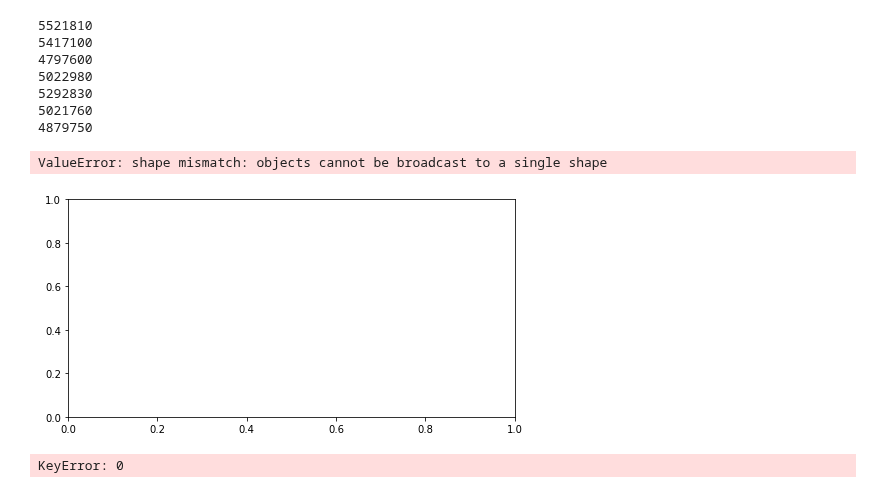
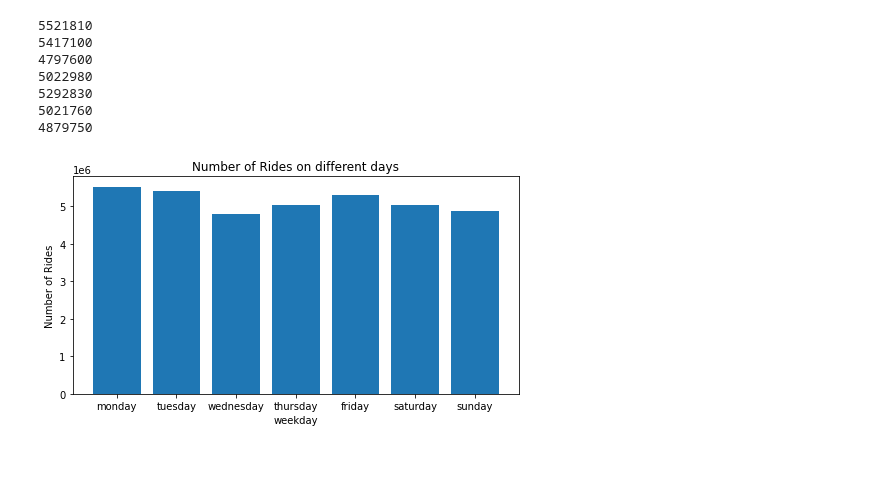
Before and after one commit to agruenb/PrescriptiveStruggle_BikeSharing, a Jupyter notebook: LeaWorkspace/lworkspace.ipynb, the cells around one changed output. Drawn from its saved outputs; the diff is of its cells as text; code cells hidden in the pictures; blank space fills up the shorter version.

```diff
--- a/LeaWorkspace/lworkspace.ipynb
+++ b/LeaWorkspace/lworkspace.ipynb
@@ -18,7 +21,11 @@ chicago['driving_time'] = chicago['end_time']-chicago['start_time']
 # %%
 def get_weekday (ts):
     return ts.weekday()
+def get_hour (ts):
+    return ts.hour
+
 chicago["Weekday"]=chicago["start_time"].apply(lambda x: get_weekday (x))
+chicago["Hour"]=chicago["start_time"].apply(lambda x: get_hour (x))
 chicago.head()
 # %% [output]
 |  | start_time | end_time | start_station_id | end_station_id | start_station_name | end_station_name | bike_id | ... |
@@ -56,20 +63,11 @@ weekdaysize = pd.DataFrame({'Weekday': ['monday', 'tuesday', 'wednesday', 'thurs
 # %%
 fig,ax = plt.subplots(figsize=(8,4))
 
-ax.bar(weekdaysize[Weekday], weekdaysize[Rides])
+ax.bar(weekdaysize["Weekday"], weekdaysize["Rides"])
 ax.set_xlabel("weekday")
 ax.set_ylabel("Number of Rides")
 ax.set_title("Number of Rides on different days")
 
 plt.show()
 # %% [output]
-ValueError: shape mismatch: objects cannot be broadcast to a single shape
-[figure, old version]
+[figure, new version]
-# %%
-##Summe an Ausleihzeiten -> Durchschnitt, Durchschnitt und Summe an Tagen bzw Tageszeiten
-sum = 0
-for i in range (chicago.size):
-    sum = sum + chicago[i].driving_time
-print(sum)
-# %% [output]
-KeyError: 0
```
Also changed, not shown: parts of 8 cells of this notebook.
